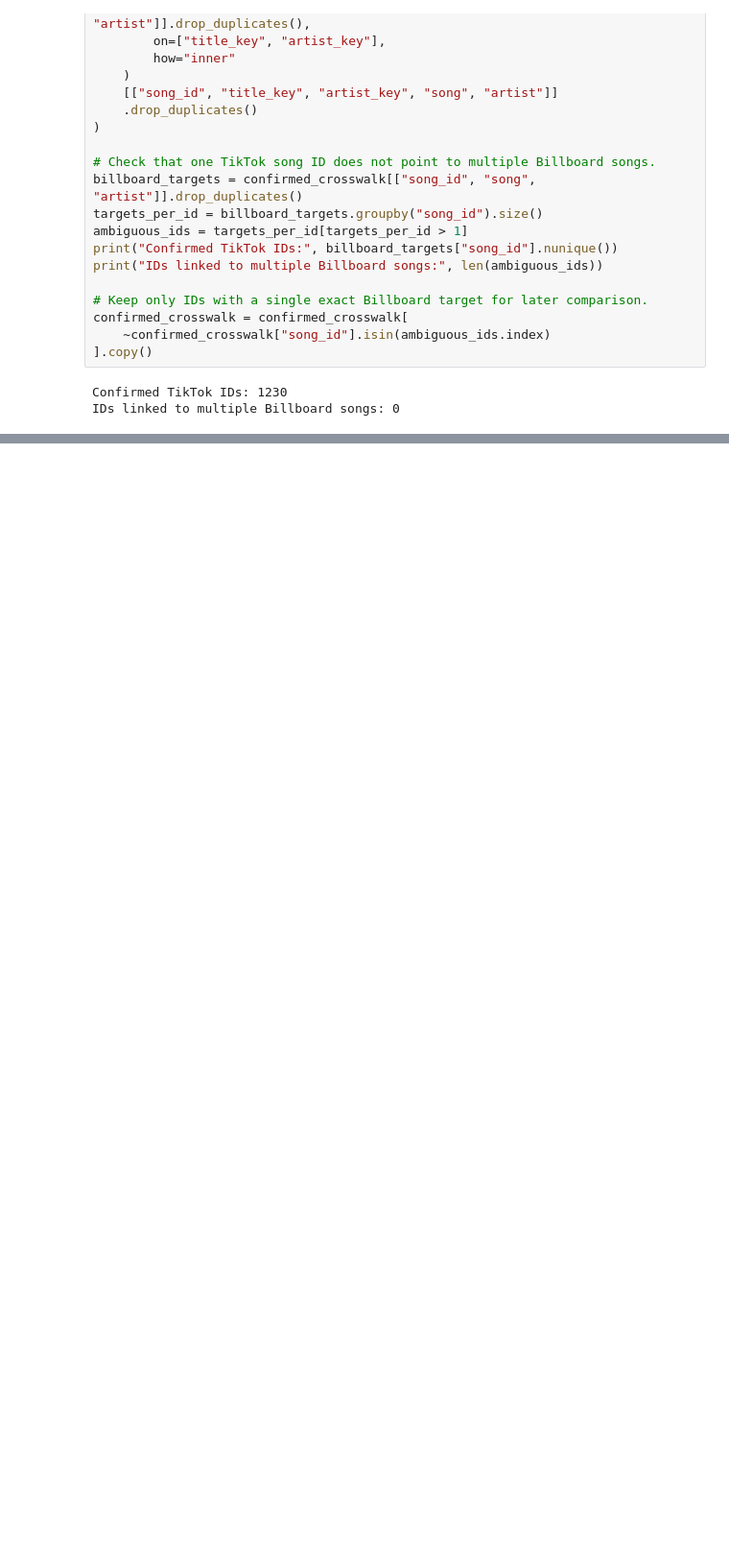
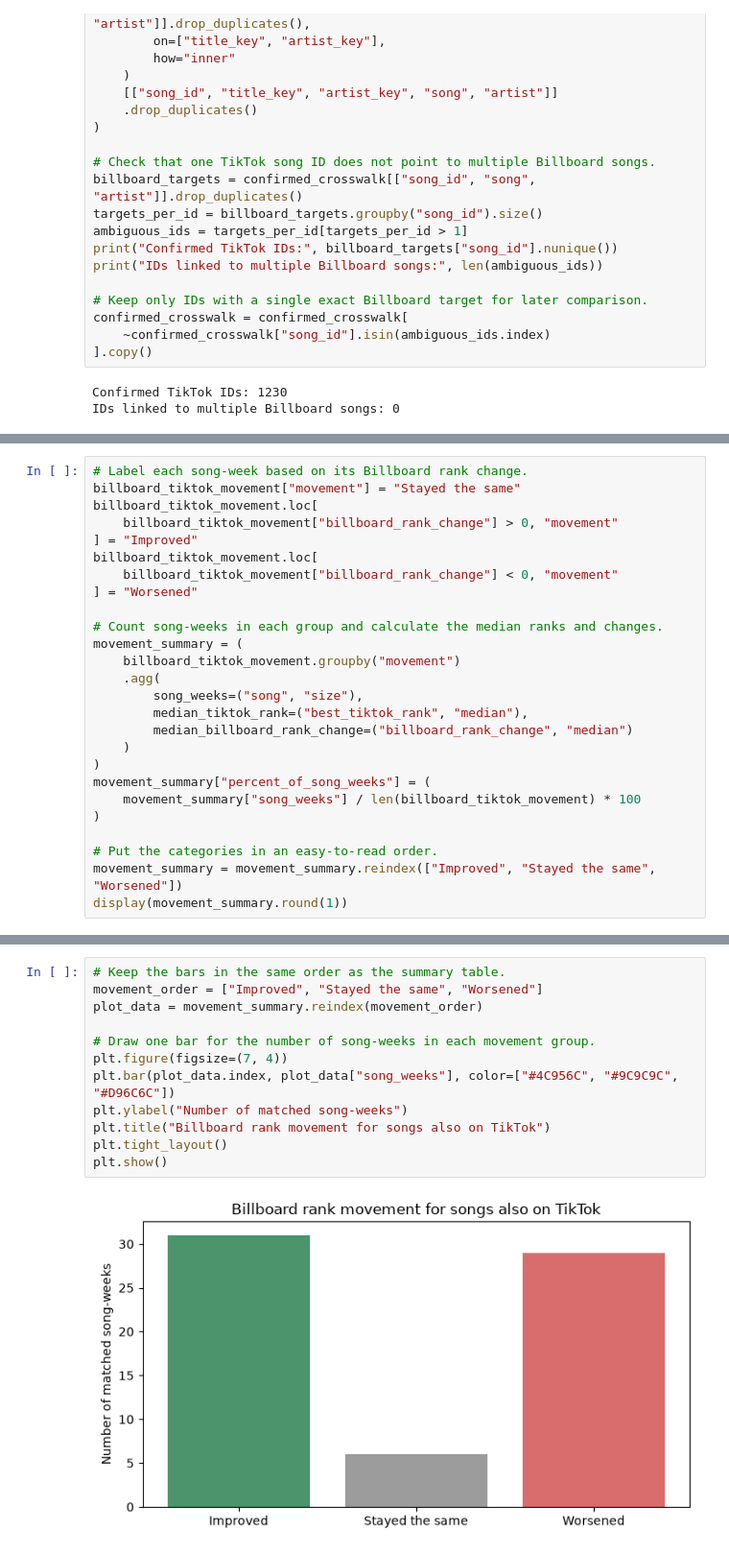
Before and after one commit to apekshapdl/charts-to-trends, a Jupyter notebook: notebooks/data_analysis.ipynb, the cells around one changed output, grey strips where cells are left out. Shown at 96% size. Drawn from its saved outputs; the diff is of its cells as text; blank space fills up the shorter version.

```diff
--- a/notebooks/data_analysis.ipynb
+++ b/notebooks/data_analysis.ipynb
@@ -366,0 +632,26 @@ Not on Billboard that week: 1707
+# %%
+# Label each song-week based on its Billboard rank change.
+billboard_tiktok_movement["movement"] = "Stayed the same"
+billboard_tiktok_movement.loc[
+    billboard_tiktok_movement["billboard_rank_change"] > 0, "movement"
+] = "Improved"
+billboard_tiktok_movement.loc[
+    billboard_tiktok_movement["billboard_rank_change"] < 0, "movement"
+] = "Worsened"
+
+# Count song-weeks in each group and calculate the median ranks and changes.
+movement_summary = (
+    billboard_tiktok_movement.groupby("movement")
+    .agg(
+        song_weeks=("song", "size"),
+        median_tiktok_rank=("best_tiktok_rank", "median"),
+        median_billboard_rank_change=("billboard_rank_change", "median")
+    )
+)
+movement_summary["percent_of_song_weeks"] = (
+    movement_summary["song_weeks"] / len(billboard_tiktok_movement) * 100
+)
+
+# Put the categories in an easy-to-read order.
+movement_summary = movement_summary.reindex(["Improved", "Stayed the same", "Worsened"])
+display(movement_summary.round(1))
@@ -366,0 +664,14 @@ Not on Billboard that week: 1707
+# %%
+# Keep the bars in the same order as the summary table.
+movement_order = ["Improved", "Stayed the same", "Worsened"]
+plot_data = movement_summary.reindex(movement_order)
+
+# Draw one bar for the number of song-weeks in each movement group.
+plt.figure(figsize=(7, 4))
+plt.bar(plot_data.index, plot_data["song_weeks"], color=["#4C956C", "#9C9C9C", "#D96C6C"])
+plt.ylabel("Number of matched song-weeks")
+plt.title("Billboard rank movement for songs also on TikTok")
+plt.tight_layout()
+plt.show()
+# %% [output]
+[figure, added]
```
Also changed, not shown: parts of 14 cells of this notebook, 1 other file.
